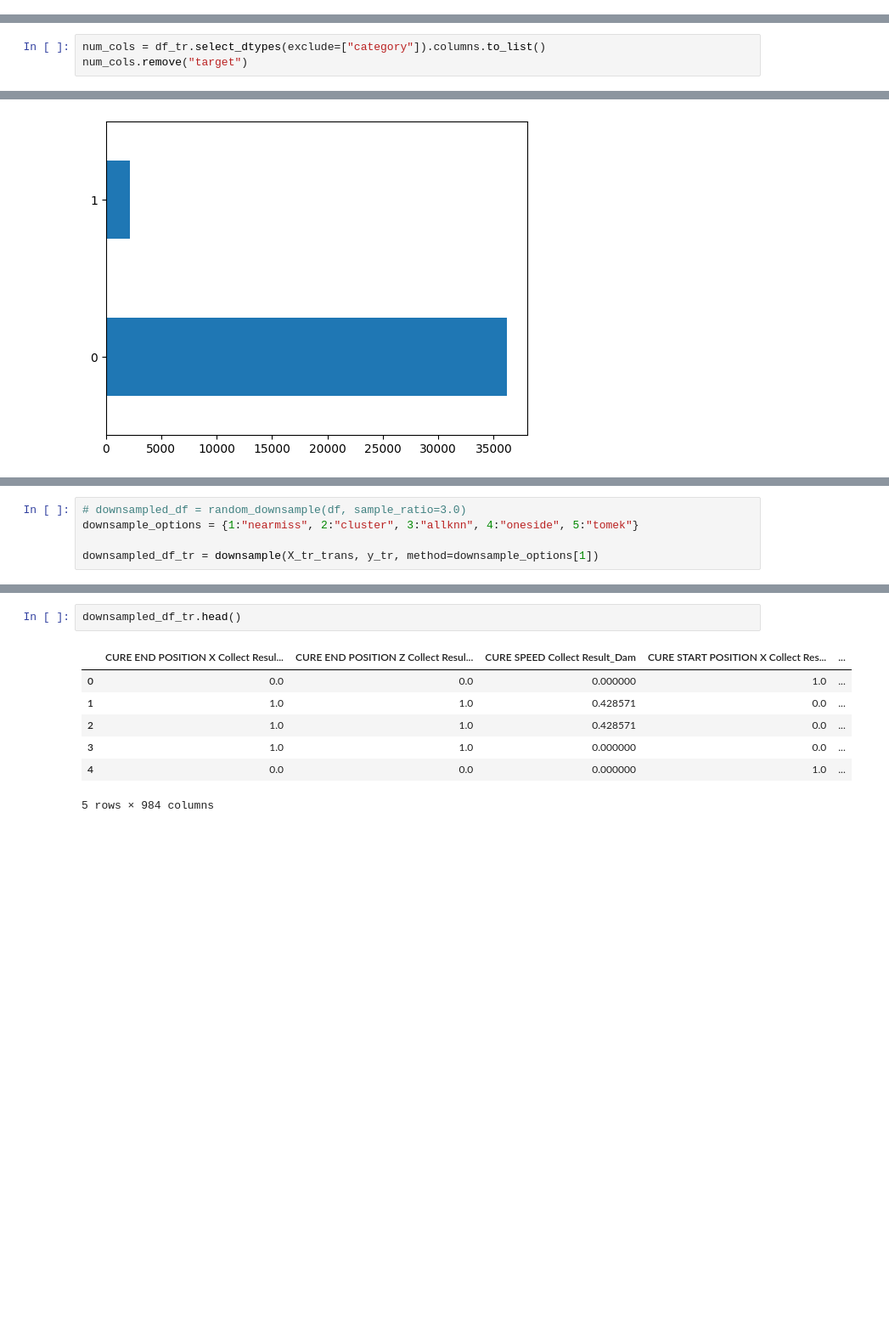
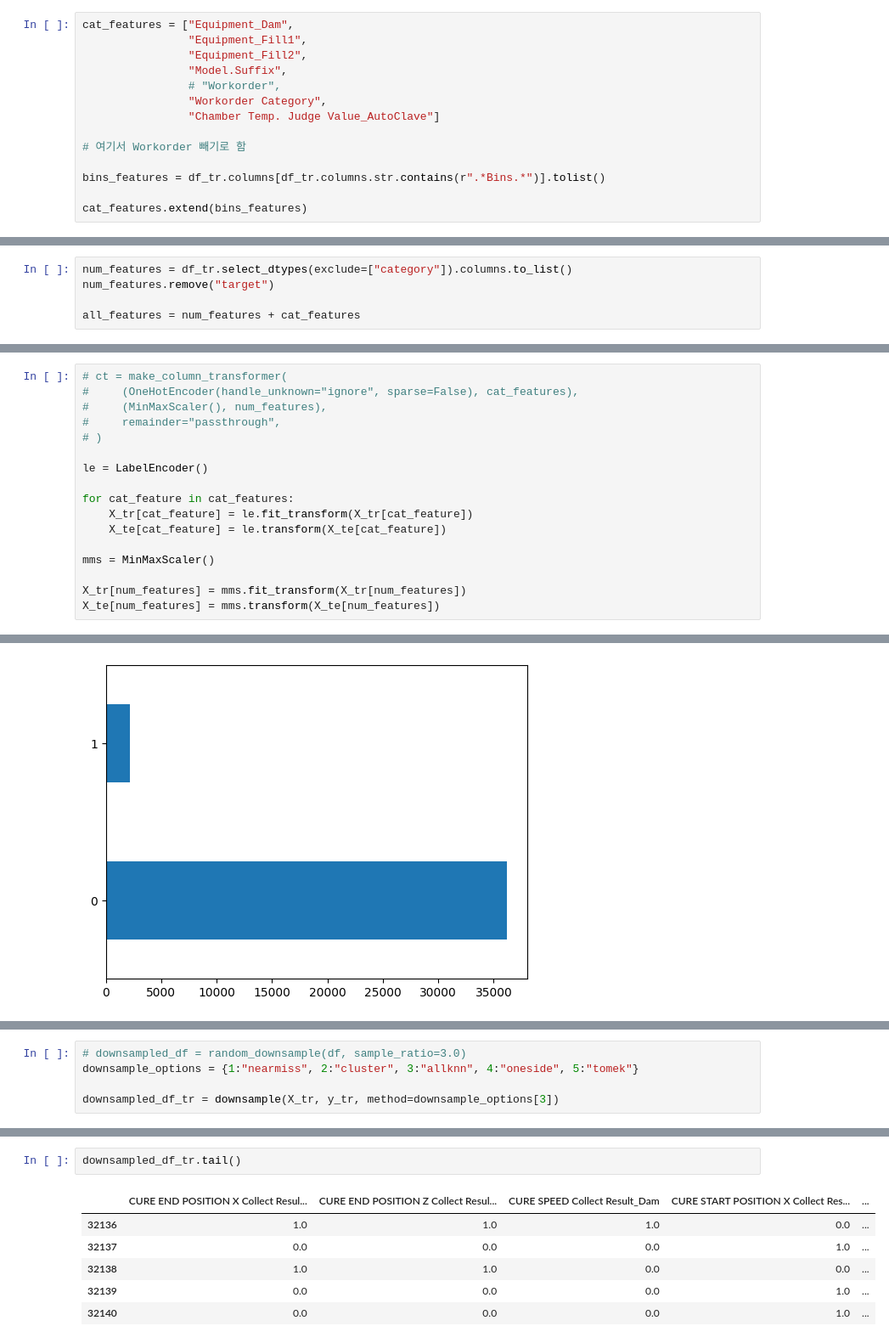
Before and after one commit to watchstep/YAIMERS, a Jupyter notebook: pre_2.ipynb, the cells around one changed output, grey strips where cells are left out. Shown: that part at 85% size. Cells and saved outputs as stored; diff of their text form; blank space fills up the shorter version.

```diff
--- a/pre_2.ipynb
+++ b/pre_2.ipynb
@@ -81,2 +41,16 @@ cat_cols = ["Equipment_Dam",
+# %%
+cat_features = ["Equipment_Dam",
+                "Equipment_Fill1",
+                "Equipment_Fill2",
+                "Model.Suffix",
+                # "Workorder",
+                "Workorder Category",
+                "Chamber Temp. Judge Value_AutoClave"]
+
+# 여기서 Workorder 빼기로 함
+
+bins_features = df_tr.columns[df_tr.columns.str.contains(r".*Bins.*")].tolist()
+
+cat_features.extend(bins_features)
 # %%
 for df in df_list:
@@ -84,3 +58,5 @@ for df in df_list:
 # %%
-num_cols = df_tr.select_dtypes(exclude=["category"]).columns.to_list()
-num_cols.remove("target")
+num_features = df_tr.select_dtypes(exclude=["category"]).columns.to_list()
+num_features.remove("target")
+
+all_features = num_features + cat_features
@@ -116,0 +79,17 @@ ohe_all_cols = num_cols + list(ohe_cat_cols)
+# %%
+# ct = make_column_transformer(
+#     (OneHotEncoder(handle_unknown="ignore", sparse=False), cat_features),
+#     (MinMaxScaler(), num_features),
+#     remainder="passthrough",
+# )
+
+le = LabelEncoder()
+
+for cat_feature in cat_features:
+    X_tr[cat_feature] = le.fit_transform(X_tr[cat_feature])
+    X_te[cat_feature] = le.transform(X_te[cat_feature])
+
+mms = MinMaxScaler()
+
+X_tr[num_features] = mms.fit_transform(X_tr[num_features])
+X_te[num_features] = mms.transform(X_te[num_features])
@@ -184,4 +218,4 @@ y_tr.shape
 # downsampled_df = random_downsample(df, sample_ratio=3.0)
 downsample_options = {1:"nearmiss", 2:"cluster", 3:"allknn", 4:"oneside", 5:"tomek"}
 
-downsampled_df_tr = downsample(X_tr_trans, y_tr, method=downsample_options[1])
+downsampled_df_tr = downsample(X_tr, y_tr, method=downsample_options[3])
@@ -188,10 +233,9 @@ downsampled_df_tr = downsample(X_tr_trans, y_tr, method=downsample_options[1])
 # %%
-downsampled_df_tr.head()
+downsampled_df_tr.tail()
 # %% [output]
 |  | CURE END POSITION X Collect Resul... | CURE END POSITION Z Collect Resul... | CURE SPEED Collect Result_Dam | CURE START POSITION X Collect Res... | ... |
-| 0 | 0.0 | 0.0 | 0.000000 | 1.0 | ... |
-| 1 | 1.0 | 1.0 | 0.428571 | 0.0 | ... |
-| 2 | 1.0 | 1.0 | 0.428571 | 0.0 | ... |
-| 3 | 1.0 | 1.0 | 0.000000 | 0.0 | ... |
-| 4 | 0.0 | 0.0 | 0.000000 | 1.0 | ... |
+| 32136 | 1.0 | 1.0 | 1.0 | 0.0 | ... |
+| 32137 | 0.0 | 0.0 | 0.0 | 1.0 | ... |
+| 32138 | 1.0 | 1.0 | 0.0 | 0.0 | ... |
+| 32139 | 0.0 | 0.0 | 0.0 | 1.0 | ... |
+| 32140 | 0.0 | 0.0 | 0.0 | 1.0 | ... |
-5 rows × 984 columns
```
Also changed, not shown: parts of 34 cells of this notebook, 1 other file.
